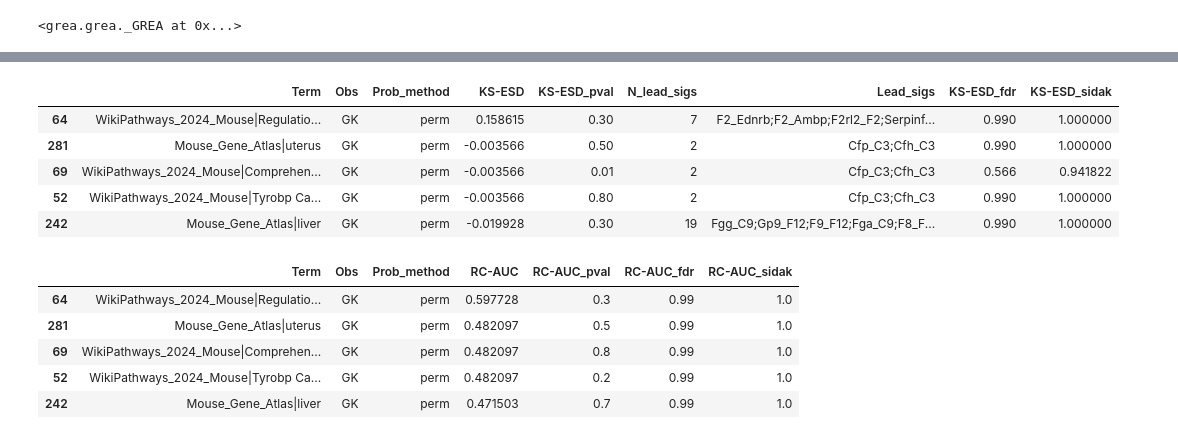
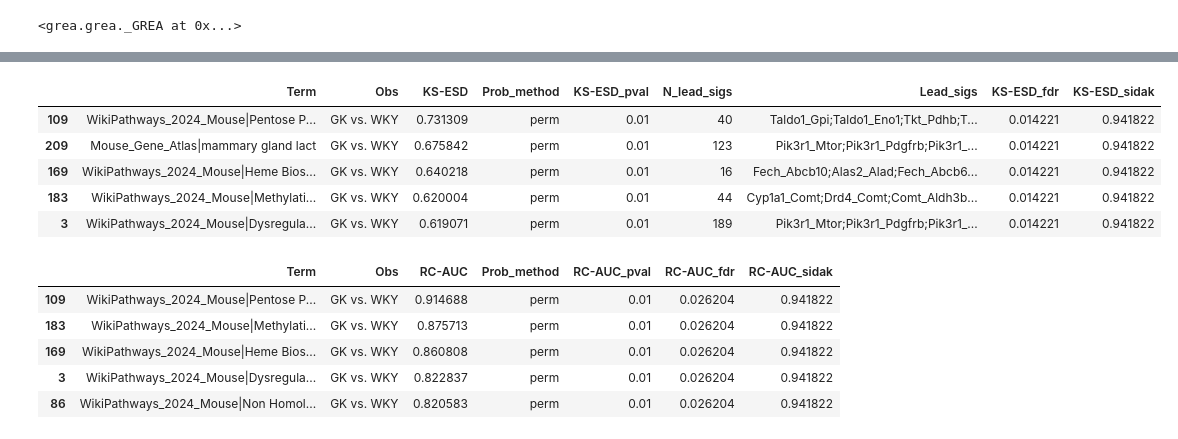
Before and after one commit to compbioclub/GREA, a Jupyter notebook: docs/tutorial/interaction-pheno_prerank_enrich.ipynb, the cells around one changed output, grey strips where cells are left out. Cells and saved outputs as stored; diff of their text form; code cells hidden in the pictures.

```diff
--- a/docs/tutorial/interaction-pheno_prerank_enrich.ipynb
+++ b/docs/tutorial/interaction-pheno_prerank_enrich.ipynb
@@ -23,6 +23,5 @@ For each rat sample, gene–gene interactions and their corresponding entropy-ba
 
 import pandas as pd
 rank_df = pd.read_csv("grea/data/GSE13268_GK.csv", index_col=0)
-rank_df.columns = ['GK']
 rank_df.head()
 # %% [output]
@@ -122,27 +123,27 @@ df.head()
 # %%
 %autoreload
 
-df = obj.get_enrich_df(metric='KS-ESD')
+df = obj.get_enrich_results(metric='KS-ESD')
 df.head()
 # %% [output]
-|  | Term | Obs | Prob_method | KS-ESD | KS-ESD_pval | N_lead_sigs | Lead_sigs | KS-ESD_fdr | KS-ESD_sidak |
-| 64 | WikiPathways_2024_Mouse|Regulatio... | GK | perm | 0.158615 | 0.30 | 7 | F2_Ednrb;F2_Ambp;F2rl2_F2;Serpinf... | 0.990 | 1.000000 |
-| 281 | Mouse_Gene_Atlas|uterus | GK | perm | -0.003566 | 0.50 | 2 | Cfp_C3;Cfh_C3 | 0.990 | 1.000000 |
-| 69 | WikiPathways_2024_Mouse|Comprehen... | GK | perm | -0.003566 | 0.01 | 2 | Cfp_C3;Cfh_C3 | 0.566 | 0.941822 |
-| 52 | WikiPathways_2024_Mouse|Tyrobp Ca... | GK | perm | -0.003566 | 0.80 | 2 | Cfp_C3;Cfh_C3 | 0.990 | 1.000000 |
-| 242 | Mouse_Gene_Atlas|liver | GK | perm | -0.019928 | 0.30 | 19 | Fgg_C9;Gp9_F12;F9_F12;Fga_C9;F8_F... | 0.990 | 1.000000 |
+|  | Term | Obs | KS-ESD | Prob_method | KS-ESD_pval | N_lead_sigs | Lead_sigs | KS-ESD_fdr | KS-ESD_sidak |
+| 109 | WikiPathways_2024_Mouse|Pentose P... | GK vs. WKY | 0.731309 | perm | 0.01 | 40 | Taldo1_Gpi;Taldo1_Eno1;Tkt_Pdhb;T... | 0.014221 | 0.941822 |
+| 209 | Mouse_Gene_Atlas|mammary gland lact | GK vs. WKY | 0.675842 | perm | 0.01 | 123 | Pik3r1_Mtor;Pik3r1_Pdgfrb;Pik3r1_... | 0.014221 | 0.941822 |
+| 169 | WikiPathways_2024_Mouse|Heme Bios... | GK vs. WKY | 0.640218 | perm | 0.01 | 16 | Fech_Abcb10;Alas2_Alad;Fech_Abcb6... | 0.014221 | 0.941822 |
+| 183 | WikiPathways_2024_Mouse|Methylati... | GK vs. WKY | 0.620004 | perm | 0.01 | 44 | Cyp1a1_Comt;Drd4_Comt;Comt_Aldh3b... | 0.014221 | 0.941822 |
+| 3 | WikiPathways_2024_Mouse|Dysregula... | GK vs. WKY | 0.619071 | perm | 0.01 | 189 | Pik3r1_Mtor;Pik3r1_Pdgfrb;Pik3r1_... | 0.014221 | 0.941822 |
 # %%
 %autoreload
 
-df = obj.get_enrich_df(metric='RC-AUC')
+df = obj.get_enrich_results(metric='RC-AUC')
 df.head()
 # %% [output]
-|  | Term | Obs | Prob_method | RC-AUC | RC-AUC_pval | RC-AUC_fdr | RC-AUC_sidak |
-| 64 | WikiPathways_2024_Mouse|Regulatio... | GK | perm | 0.597728 | 0.3 | 0.99 | 1.0 |
-| 281 | Mouse_Gene_Atlas|uterus | GK | perm | 0.482097 | 0.5 | 0.99 | 1.0 |
-| 69 | WikiPathways_2024_Mouse|Comprehen... | GK | perm | 0.482097 | 0.8 | 0.99 | 1.0 |
-| 52 | WikiPathways_2024_Mouse|Tyrobp Ca... | GK | perm | 0.482097 | 0.2 | 0.99 | 1.0 |
-| 242 | Mouse_Gene_Atlas|liver | GK | perm | 0.471503 | 0.7 | 0.99 | 1.0 |
+|  | Term | Obs | RC-AUC | Prob_method | RC-AUC_pval | RC-AUC_fdr | RC-AUC_sidak |
+| 109 | WikiPathways_2024_Mouse|Pentose P... | GK vs. WKY | 0.914688 | perm | 0.01 | 0.026204 | 0.941822 |
+| 183 | WikiPathways_2024_Mouse|Methylati... | GK vs. WKY | 0.875713 | perm | 0.01 | 0.026204 | 0.941822 |
+| 169 | WikiPathways_2024_Mouse|Heme Bios... | GK vs. WKY | 0.860808 | perm | 0.01 | 0.026204 | 0.941822 |
+| 3 | WikiPathways_2024_Mouse|Dysregula... | GK vs. WKY | 0.822837 | perm | 0.01 | 0.026204 | 0.941822 |
+| 86 | WikiPathways_2024_Mouse|Non Homol... | GK vs. WKY | 0.820583 | perm | 0.01 | 0.026204 | 0.941822 |
 # %% [markdown]
 ### Step 5: Visualize Enrichment Results
 
```
Also changed, not shown: parts of 8 cells of this notebook, 5 other files.
